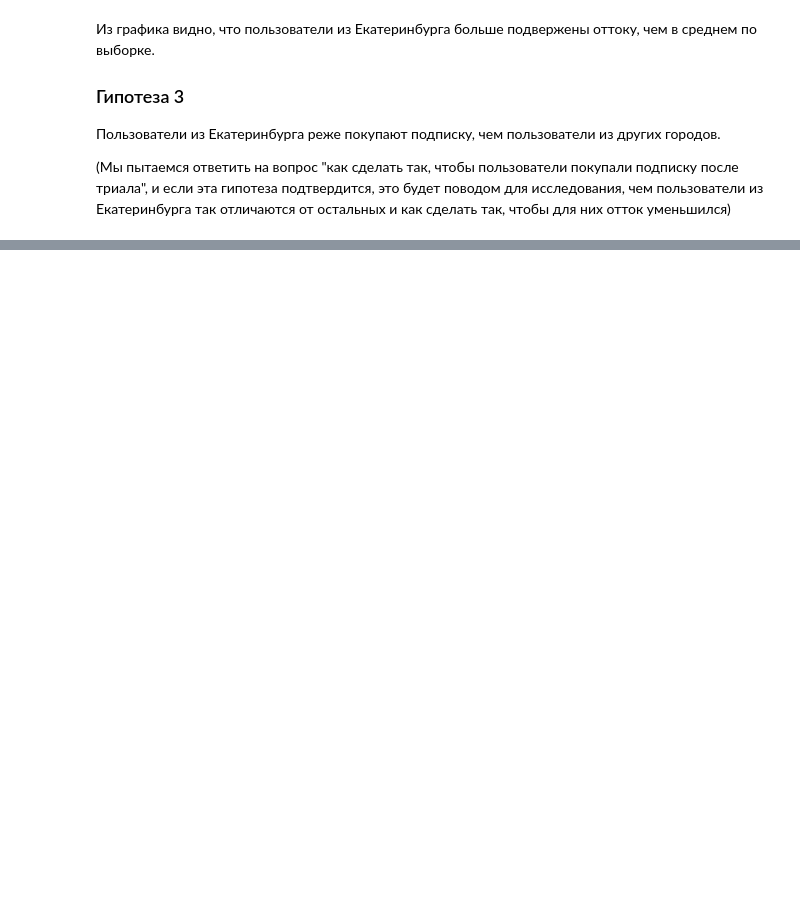
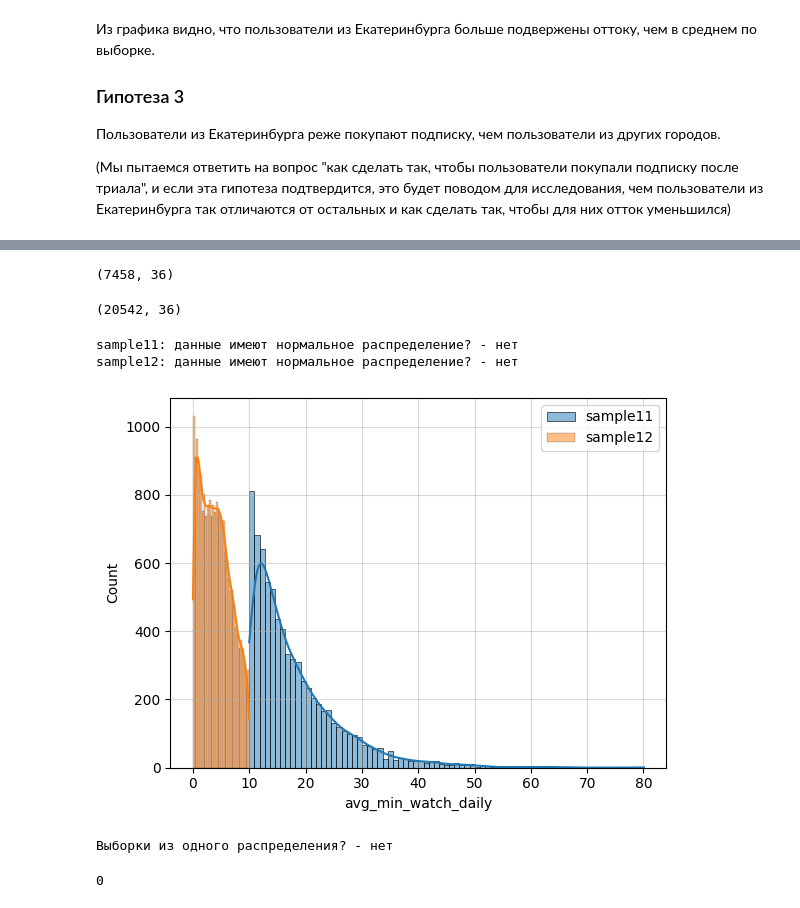
Before and after one commit to mariyakukhtinova-sys/dataton, a Jupyter notebook: dataton_EDA.ipynb, the cells around one changed output, grey strips where cells are left out. Drawn from its saved outputs; the diff is of its cells as text; code cells hidden in the pictures; blank space fills up the shorter version.

```diff
--- a/dataton_EDA.ipynb
+++ b/dataton_EDA.ipynb
@@ -313,0 +419,41 @@ plt.show()
+# %%
+# Формирование целевых выборок из генеральной совокупности
+
+sample11 = df[df["avg_min_watch_daily"] >= 10.]
+sample12 = df.drop(index=sample11.index, axis=0)
+
+display(sample11.shape,
+        sample12.shape,)
+# %% [output]
+(7458, 36)
+(20542, 36)
+# %%
+# Тест на нормальное распределение
+# H0: значения в выборке имеют нормальное распределение
+# H0: значения в выборке имеют альтернативное распределение
+
+norm_dist_test("sample11", sample11["avg_min_watch_daily"])
+norm_dist_test("sample12", sample12["avg_min_watch_daily"])
+# %% [output]
+sample11: данные имеют нормальное распределение? - нет
+sample12: данные имеют нормальное распределение? - нет
+[figure, added]
+# %%
+# Проверка выборок на зависимость
+# H0: выборки из одного распределения (одинаковы)
+# H1: выборки из разных распределений (разные)
+
+result = sts.mannwhitneyu(
+    sample11["avg_min_watch_daily"],
+    sample12["avg_min_watch_daily"],
+    alternative="two-sided",
+)
+
+check_hypothesis(
+    answ="Выборки из одного распределения? - ",
+    pvalue=result.pvalue,
+    alpha=(1 - 0.95),
+)
+# %% [output]
+Выборки из одного распределения? - нет
+0
```
Also changed, not shown: parts of 25 cells of this notebook, 4 other files.
